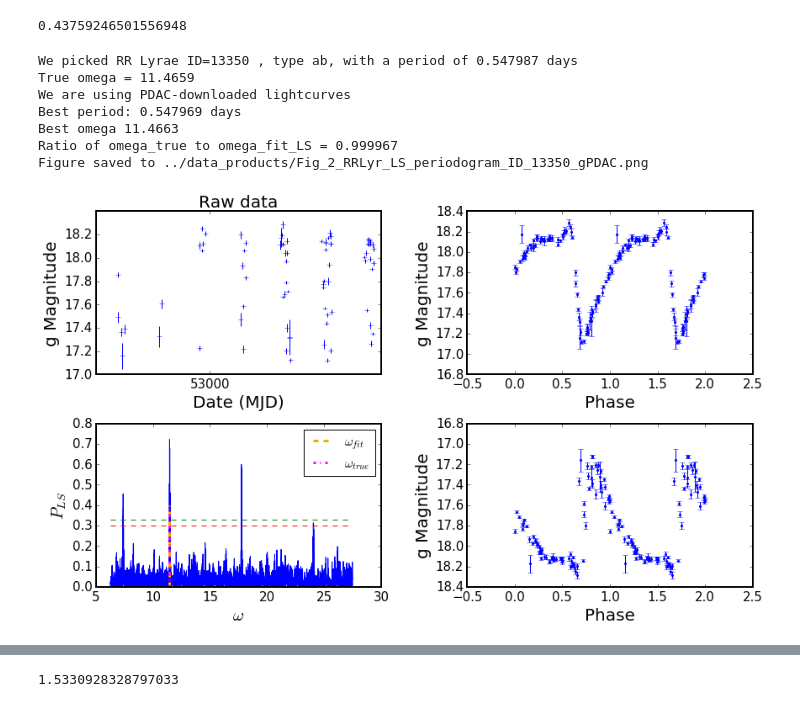
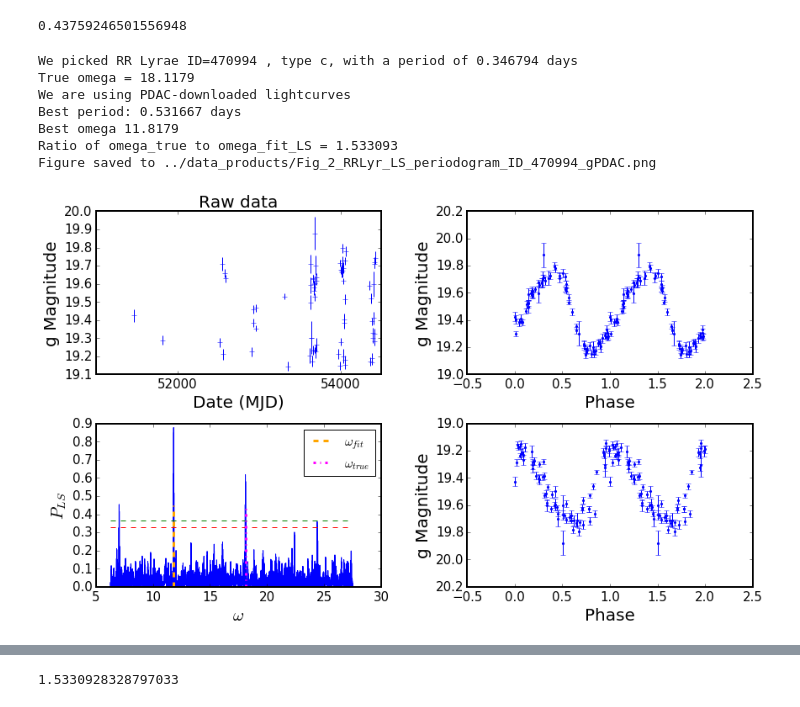
Before and after one commit to suberlak/PDAC_research, a Jupyter notebook: code/02.2017_S82_PDAC_single_object.ipynb, the cells around one changed output, grey strips where cells are left out. Drawn from its saved outputs; the diff is of its cells as text; code cells hidden in the pictures.

```diff
--- a/code/02.2017_S82_PDAC_single_object.ipynb
+++ b/code/02.2017_S82_PDAC_single_object.ipynb
@@ -68,16 +79,16 @@ table2 = Table.read(DirIn+'table2_lc_fit_params.txt', format='ascii')
 lc_names = table2['Num'].data.astype(str)
 
 # grab colnames and units for all RR Lyr LC lightcurves  from the readme file....
-readme = Table.read(DirLc+'ReadMe', format='ascii')
+readme = Table.read(DirIn + 'table1_lightcurves/' +'ReadMe', format='ascii')
 
 # initialize empty arrays to store that info
-ra = np.zeros_like(lightcurves, dtype=float)
-dec = np.zeros_like(lightcurves, dtype=float)
+ra = np.zeros_like(lc_names, dtype=float)
+dec = np.zeros_like(lc_names, dtype=float)
 # iterate in a loop over all lightcurves pulling the
 # ra, dec from the first row of each LC
 for i in range(len(lc_names)) :
 
-    lc = Table.read(DirLc+ lc_names[i]+'.dat', format='ascii')
+    lc = Table.read(DirIn + 'table1_lightcurves/'+ lc_names[i]+'.dat', format='ascii')
 
     # Grab the colnames and units from the Readme file...
     columns = lc.colnames
@@ -295,6 +292,7 @@ def plot_rr_lyr( i = 0, band='g' , table2 = table2, save_plot=False, source='Ses
         mags = lc[band+'mag'][mask]
         magerrs = lc[band+'magErr'][mask]
 
+
     if source =='PDAC' :
         print('We are using PDAC-downloaded lightcurves')
         # Pick an RR Lyr
@@ -317,7 +315,10 @@ def plot_rr_lyr( i = 0, band='g' , table2 = table2, save_plot=False, source='Ses
             mjds = np.array(lc_clean['exposure_time_mid'])
             mags = np.array(lc_clean[band])
             magerrs = np.array(lc_clean[band+'Err'])
-
+    elif source not in ['PDAC','Sesar'] :
+        print('Error : ')
+        print('Source must be either PDAC or Sesar ! ')
+        return
     # Make plot space
     fig,axs = plt.subplots(2,2,figsize=(14,8))
     ax = np.ravel(axs)
@@ -514,16 +520,16 @@ ratios[0]
 # %% [output]
 0.43759246501556948
 # %%
-plot_rr_lyr(i=1, band='g', save_plot=True, source='PDAC')
+plot_rr_lyr(i=59, band='g', save_plot=True, source='PDAC')
 # %% [output]
-We picked RR Lyrae ID=13350 , type ab, with a period of 0.547987 days
-True omega = 11.4659
+We picked RR Lyrae ID=470994 , type c, with a period of 0.346794 days
+True omega = 18.1179
 We are using PDAC-downloaded lightcurves
-Best period: 0.547969 days
-Best omega 11.4663
-Ratio of omega_true to omega_fit_LS = 0.999967
-Figure saved to ../data_products/Fig_2_RRLyr_LS_periodogram_ID_13350_gPDAC.png
+Best period: 0.531667 days
+Best omega 11.8179
+Ratio of omega_true to omega_fit_LS = 1.533093
+Figure saved to ../data_products/Fig_2_RRLyr_LS_periodogram_ID_470994_gPDAC.png
-[figure, old version]
+[figure, new version]
 # %%
 # right group...
 master_table['i'][ratios>1.5].data
```
Also changed, not shown: parts of 73 cells of this notebook.
